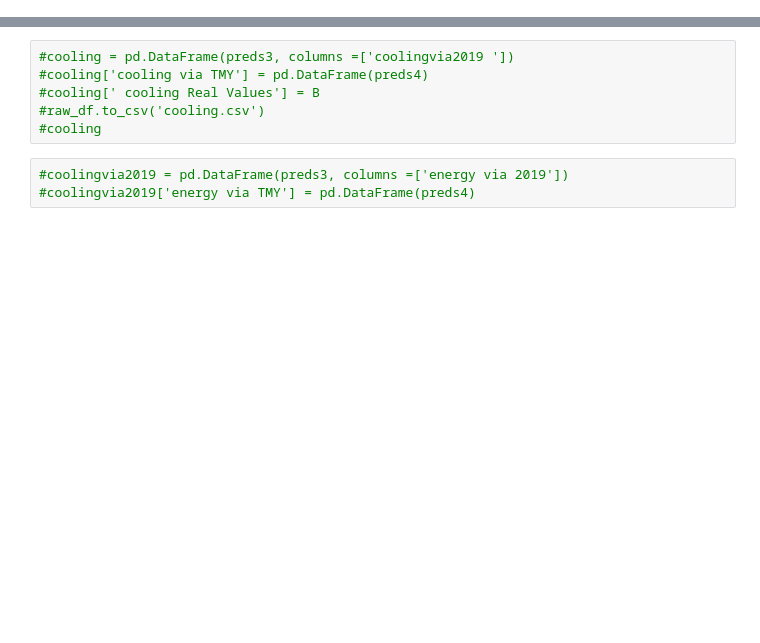
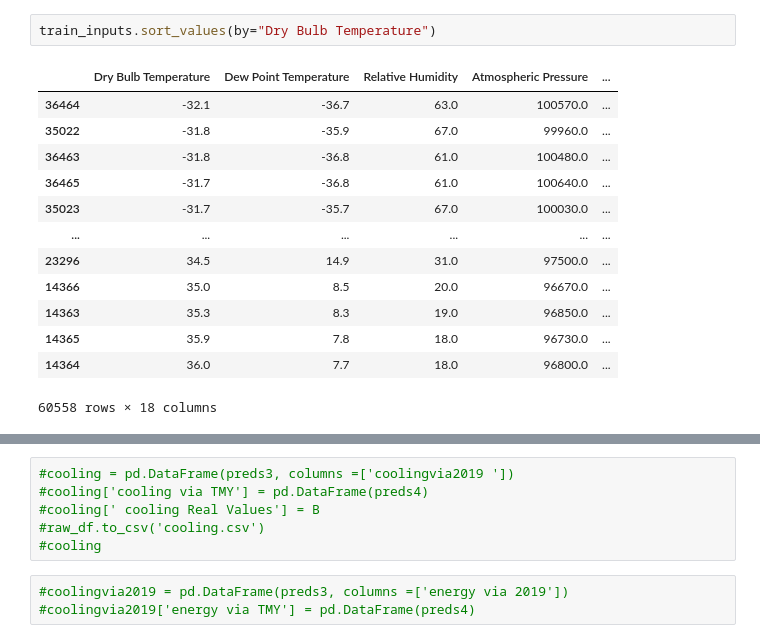
Before and after one commit to sajad95/Heat, a Jupyter notebook: FastCodeImpactofweatherXGB.ipynb, the cells around one changed output, grey strips where cells are left out. Drawn from its saved outputs; the diff is of its cells as text; blank space fills up the shorter version.

```diff
--- a/FastCodeImpactofweatherXGB.ipynb
+++ b/FastCodeImpactofweatherXGB.ipynb
@@ -64,0 +268,16 @@ Goal is to find the best ways for predicting energy demand in 2019 and compare i
+# %%
+train_inputs.sort_values(by="Dry Bulb Temperature")
+# %% [output]
+|  | Dry Bulb Temperature | Dew Point Temperature | Relative Humidity | Atmospheric Pressure | ... |
+| 36464 | -32.1 | -36.7 | 63.0 | 100570.0 | ... |
+| 35022 | -31.8 | -35.9 | 67.0 | 99960.0 | ... |
+| 36463 | -31.8 | -36.8 | 61.0 | 100480.0 | ... |
+| 36465 | -31.7 | -36.8 | 61.0 | 100640.0 | ... |
+| 35023 | -31.7 | -35.7 | 67.0 | 100030.0 | ... |
+| ... | ... | ... | ... | ... | ... |
+| 23296 | 34.5 | 14.9 | 31.0 | 97500.0 | ... |
+| 14366 | 35.0 | 8.5 | 20.0 | 96670.0 | ... |
+| 14363 | 35.3 | 8.3 | 19.0 | 96850.0 | ... |
+| 14365 | 35.9 | 7.8 | 18.0 | 96730.0 | ... |
+| 14364 | 36.0 | 7.7 | 18.0 | 96800.0 | ... |
+60558 rows × 18 columns
```
Also changed, not shown: parts of 55 cells of this notebook.
